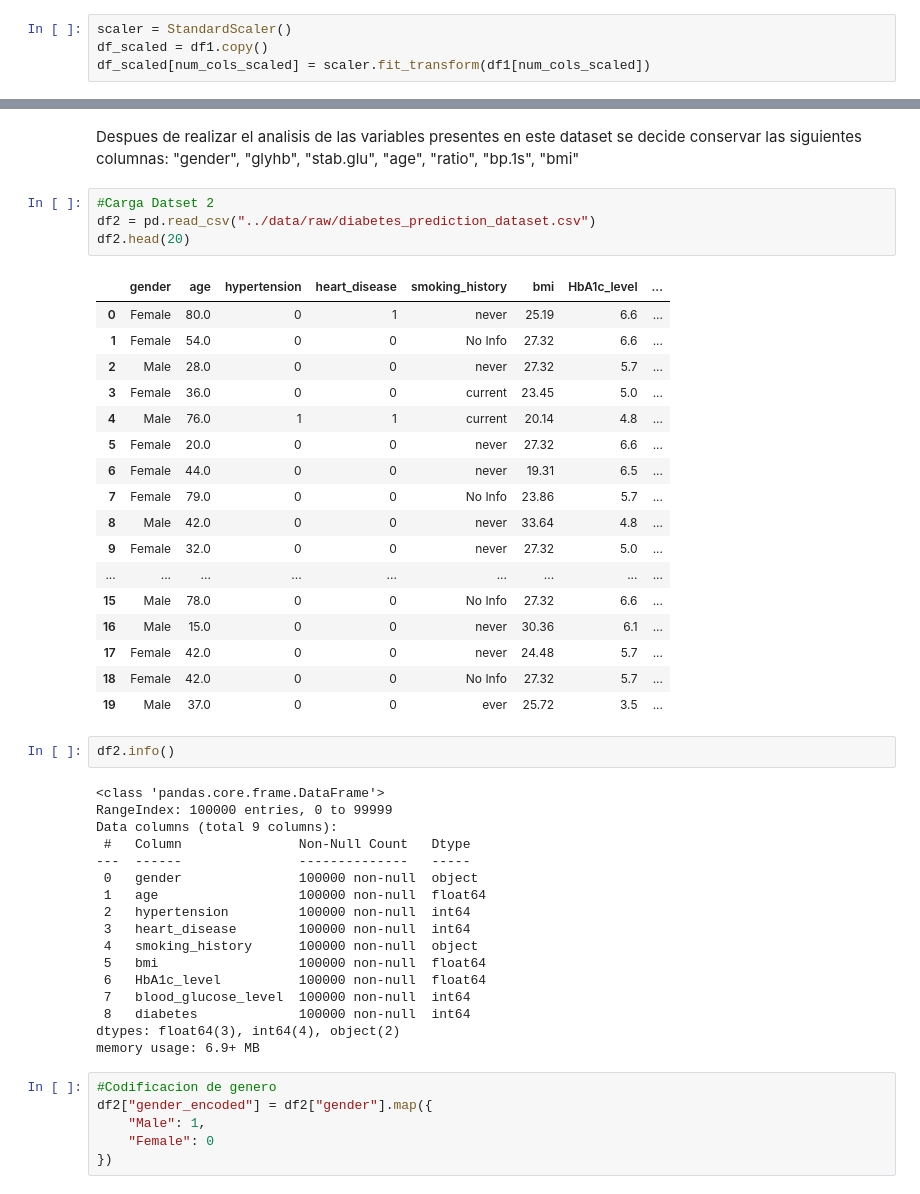
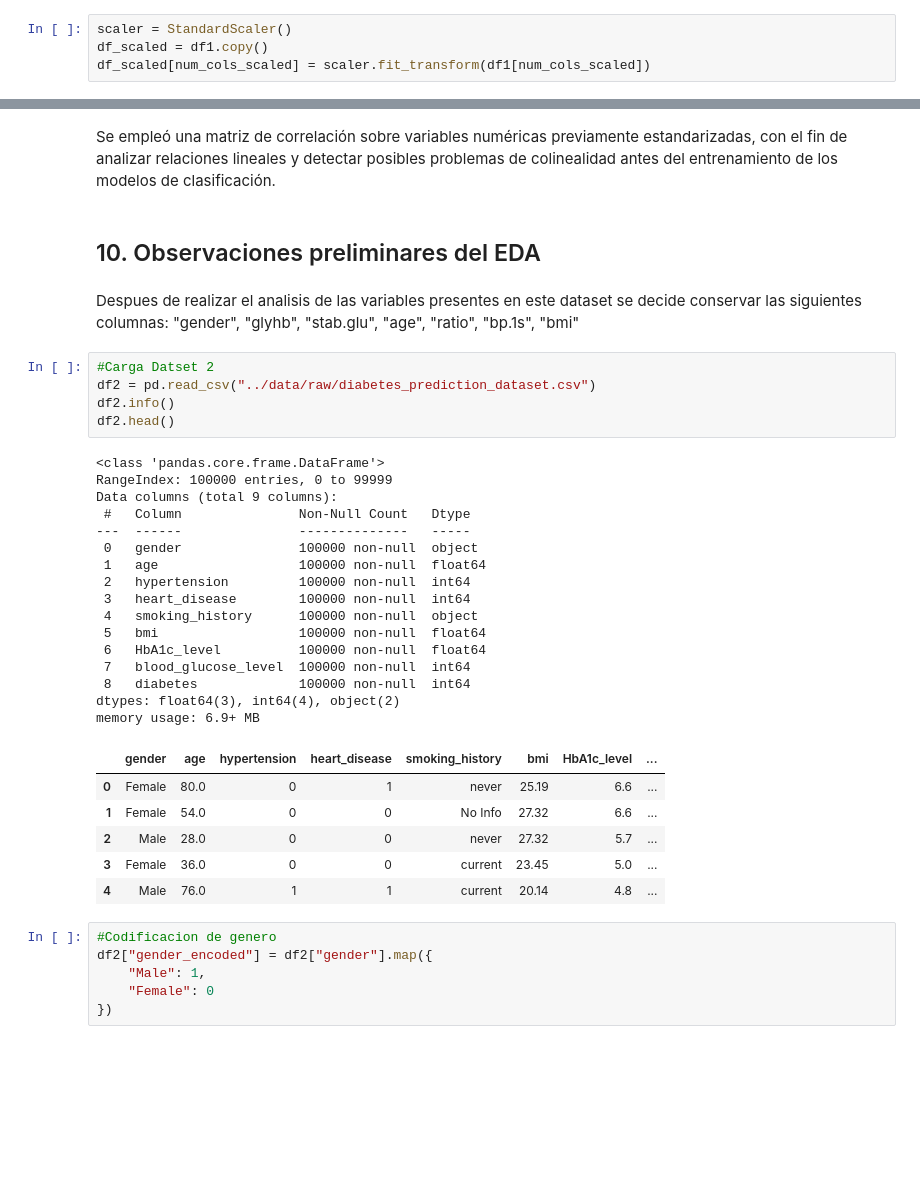
Before and after one commit to Hyus4444/smartdiagnosisAI, a Jupyter notebook: ml/notebooks/eda_clinical_dataset.ipynb, the cells around one changed output, grey strips where cells are left out. Saved outputs shown, nothing was run; the diff lists cells and outputs as text; blank space fills up the shorter version.

```diff
--- a/ml/notebooks/eda_clinical_dataset.ipynb
+++ b/ml/notebooks/eda_clinical_dataset.ipynb
@@ -270,47 +294,41 @@ plt.show()
+# %% [markdown]
+Se empleó una matriz de correlación sobre variables numéricas
+previamente estandarizadas, con el fin de analizar relaciones lineales
+y detectar posibles problemas de colinealidad antes del entrenamiento
+de los modelos de clasificación.
+# %% [markdown]
+## 10. Observaciones preliminares del EDA
 # %% [markdown]
 Despues de realizar el analisis de las variables presentes en este dataset se decide conservar las siguientes columnas:
 "gender", "glyhb", "stab.glu", "age", "ratio", "bp.1s", "bmi"
 # %%
 #Carga Datset 2
 df2 = pd.read_csv("../data/raw/diabetes_prediction_dataset.csv")
-df2.head(20)
+df2.info()
+df2.head()
 # %% [output]
+<class 'pandas.core.frame.DataFrame'>
+RangeIndex: 100000 entries, 0 to 99999
+Data columns (total 9 columns):
+ #   Column               Non-Null Count   Dtype
+---  ------               --------------   -----
+ 0   gender               100000 non-null  object
+ 1   age                  100000 non-null  float64
+ 2   hypertension         100000 non-null  int64
+ 3   heart_disease        100000 non-null  int64
+ 4   smoking_history      100000 non-null  object
+ 5   bmi                  100000 non-null  float64
+ 6   HbA1c_level          100000 non-null  float64
+ 7   blood_glucose_level  100000 non-null  int64
+ 8   diabetes             100000 non-null  int64
+dtypes: float64(3), int64(4), object(2)
+memory usage: 6.9+ MB
 |  | gender | age | hypertension | heart_disease | smoking_history | bmi | HbA1c_level | ... |
 | 0 | Female | 80.0 | 0 | 1 | never | 25.19 | 6.6 | ... |
 | 1 | Female | 54.0 | 0 | 0 | No Info | 27.32 | 6.6 | ... |
 | 2 | Male | 28.0 | 0 | 0 | never | 27.32 | 5.7 | ... |
 | 3 | Female | 36.0 | 0 | 0 | current | 23.45 | 5.0 | ... |
 | 4 | Male | 76.0 | 1 | 1 | current | 20.14 | 4.8 | ... |
-| 5 | Female | 20.0 | 0 | 0 | never | 27.32 | 6.6 | ... |
-| 6 | Female | 44.0 | 0 | 0 | never | 19.31 | 6.5 | ... |
-| 7 | Female | 79.0 | 0 | 0 | No Info | 23.86 | 5.7 | ... |
-| 8 | Male | 42.0 | 0 | 0 | never | 33.64 | 4.8 | ... |
-| 9 | Female | 32.0 | 0 | 0 | never | 27.32 | 5.0 | ... |
-| ... | ... | ... | ... | ... | ... | ... | ... | ... |
-| 15 | Male | 78.0 | 0 | 0 | No Info | 27.32 | 6.6 | ... |
-| 16 | Male | 15.0 | 0 | 0 | never | 30.36 | 6.1 | ... |
-| 17 | Female | 42.0 | 0 | 0 | never | 24.48 | 5.7 | ... |
-| 18 | Female | 42.0 | 0 | 0 | No Info | 27.32 | 5.7 | ... |
-| 19 | Male | 37.0 | 0 | 0 | ever | 25.72 | 3.5 | ... |
-# %%
-df2.info()
-# %% [output]
-<class 'pandas.core.frame.DataFrame'>
-RangeIndex: 100000 entries, 0 to 99999
-Data columns (total 9 columns):
- #   Column               Non-Null Count   Dtype
----  ------               --------------   -----
- 0   gender               100000 non-null  object
- 1   age                  100000 non-null  float64
- 2   hypertension         100000 non-null  int64
- 3   heart_disease        100000 non-null  int64
- 4   smoking_history      100000 non-null  object
- 5   bmi                  100000 non-null  float64
- 6   HbA1c_level          100000 non-null  float64
- 7   blood_glucose_level  100000 non-null  int64
- 8   diabetes             100000 non-null  int64
-dtypes: float64(3), int64(4), object(2)
-memory usage: 6.9+ MB
 # %%
 #Codificacion de genero
 df2["gender_encoded"] = df2["gender"].map({
```
Also changed, not shown: parts of 54 cells of this notebook, 5 other files.
